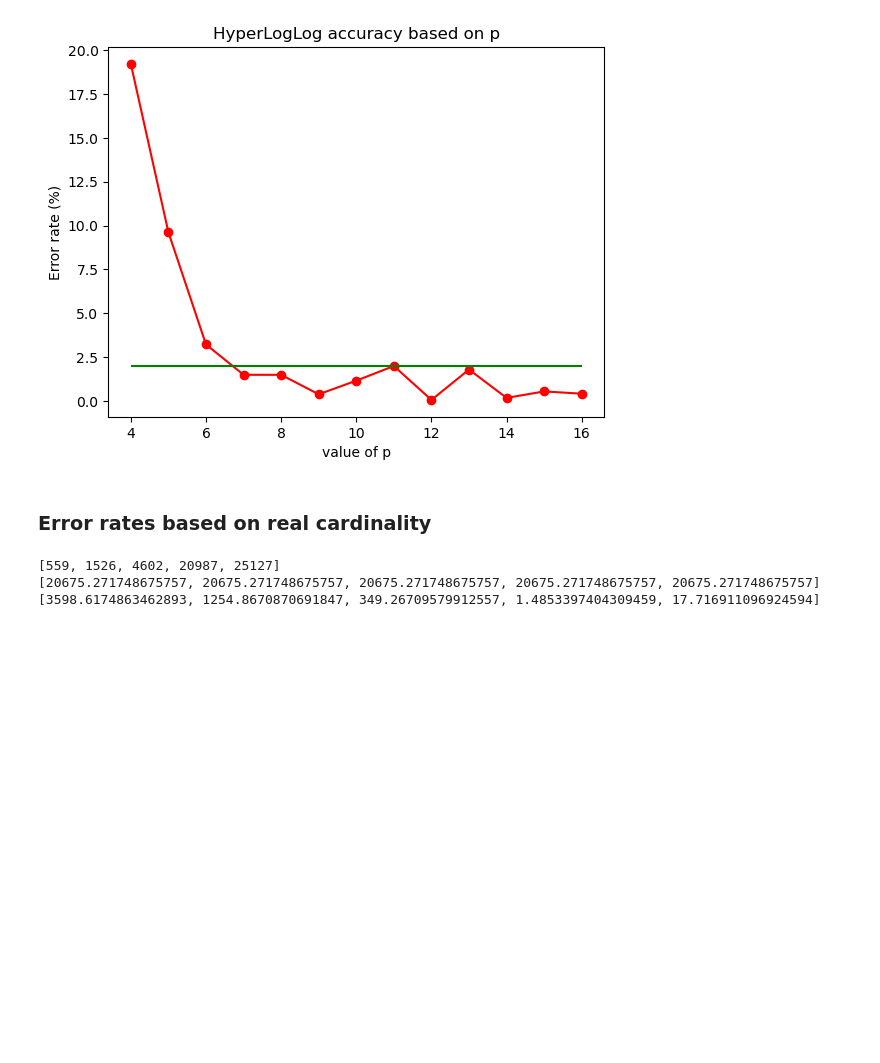
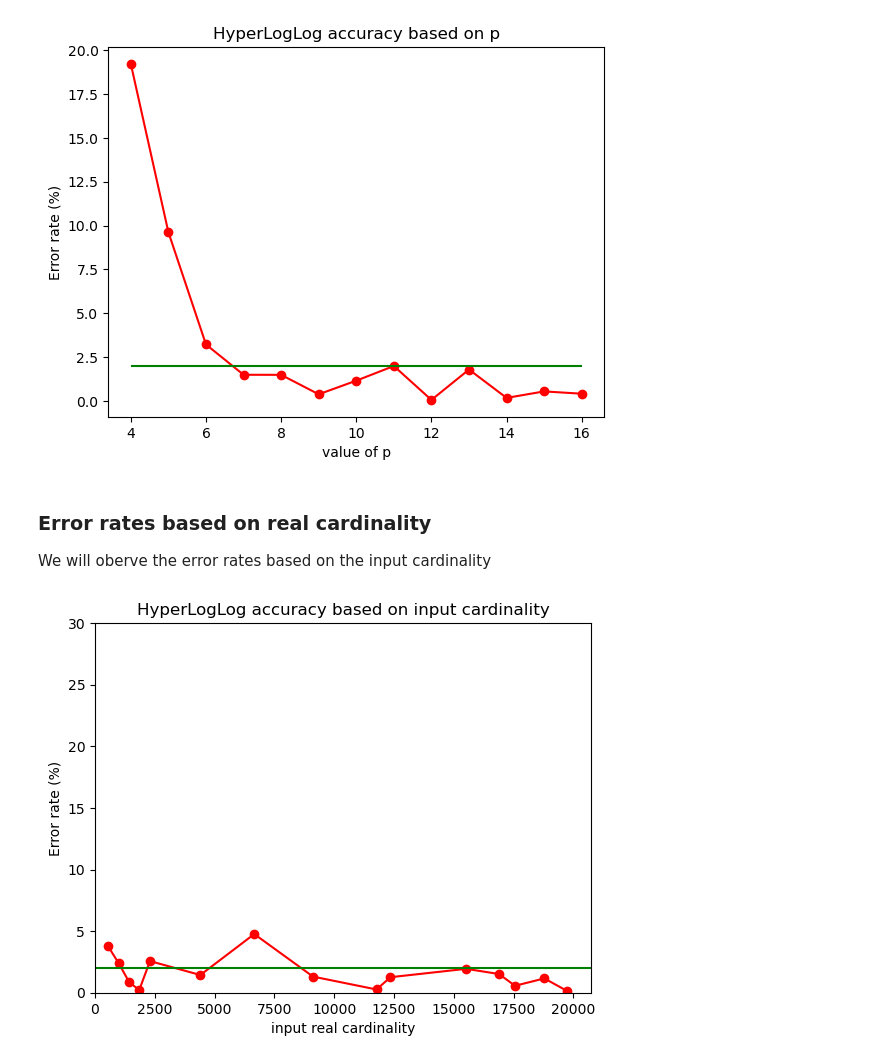
Before and after one commit to svetoslavpetkov/math-concepts-for-developers, a Jupyter notebook: 99 couse project/HyperLogLog.ipynb, the cells around one changed output. Drawn from its saved outputs; the diff is of its cells as text; code cells hidden in the pictures; blank space fills up the shorter version.

```diff
--- a/99 couse project/HyperLogLog.ipynb
+++ b/99 couse project/HyperLogLog.ipynb
@@ -186,30 +187,40 @@ plt.show()
 [figure]
 # %% [markdown]
 ### Error rates based on real cardinality
+We will oberve the error rates based on the input cardinality
 # %%
-datasets = [
-    steam_games['content_descriptor'],
-    steam_games['genres'],
-    steam_games['categories'],
-    steam_games['publisher'],
-    steam_games['developer'],
-]
+input_count = [1000, 2000, 3000, 4000, 5000, 10000, 15000, 20000, 25000, 26000, 32000, 35000, 36000, 38000, 40000]
 
-def estimate_cardinality(dataset, p=8):
-    hll = HyperLogLog(p)
-    for value in steam_publishers:
+datasets = [ steam_publishers[:count] for count in input_count ]
+
+def get_hll_obj(dataset, p = 10):
+    _hll = HyperLogLog(p)
+    for value in dataset:
         if isinstance(value, str):
-            hll.update(value.encode('utf-8'))
-    result = hll.count()
+            _hll.update(value.encode('utf-8'))
+    return _hll
+
+def estimate_cardinality(dataset, p=10):
+    _hll = HyperLogLog(p)
+    for value in dataset:
+        if isinstance(value, str):
+            _hll.update(value.encode('utf-8'))
+    result = _hll.count()
     return result
 
 datasets_cardinality = [ len(set(dataset)) for dataset in datasets]
-estimated_cardinality = [ estimate_cardinality(dataset) for dataset in datasets ]
+hyperLogLogs = [ get_hll_obj(dataset) for dataset in datasets ]
+estimated_cardinality = [ hll.count() for hll in hyperLogLogs ]
 error_rates = [ get_error_rate(estimmated, real) for (real, estimmated) in zip(datasets_cardinality, estimated_cardinality) ]
-print(datasets_cardinality)
-print(estimated_cardinality)
-print(error_rates)
+
+plt.title("HyperLogLog accuracy based on input cardinality")
+plt.plot(datasets_cardinality, error_rates, c = "red")
+plt.scatter(datasets_cardinality, error_rates, c = "red")
+plt.hlines(2.0, xmin=0 , xmax = np.max(datasets_cardinality) + 1000, colors="green")
+plt.xlim([0, np.max(datasets_cardinality) + 1000])
+plt.ylim([0, 30])
+plt.xlabel("input real cardinality")
+plt.ylabel("Error rate (%)")
+plt.show()
 # %% [output]
-[559, 1526, 4602, 20987, 25127]
-[20675.271748675757, 20675.271748675757, 20675.271748675757, 20675.271748675757, 20675.271748675757]
-[3598.6174863462893, 1254.8670870691847, 349.26709579912557, 1.4853397404309459, 17.716911096924594]
+[figure, added]
```
Also changed, not shown: parts of 4 cells of this notebook, 1 other file.
